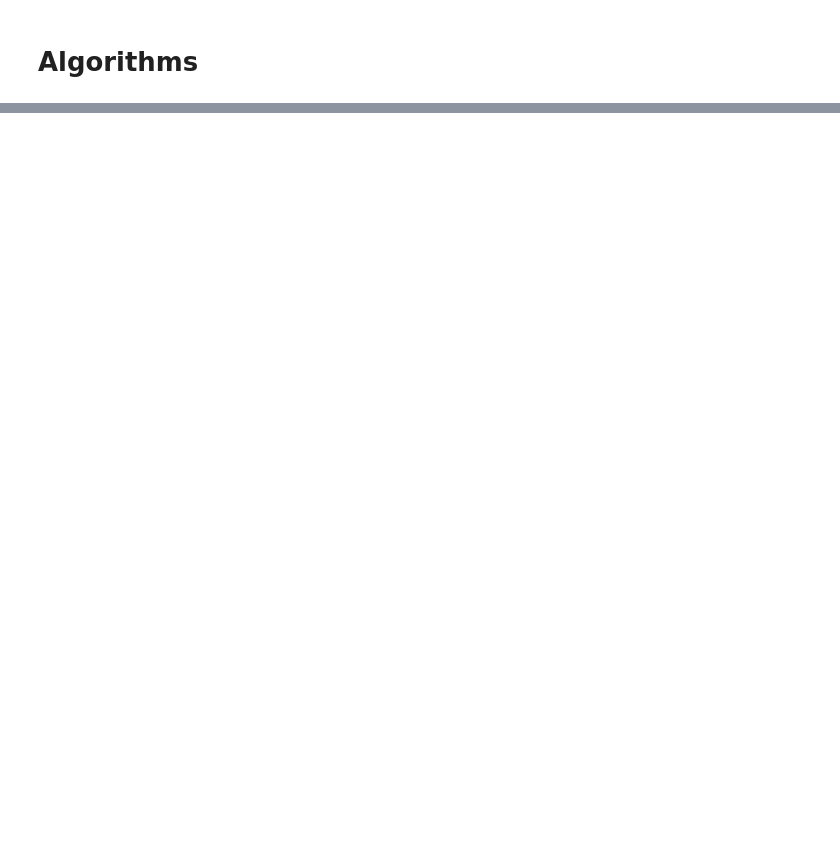
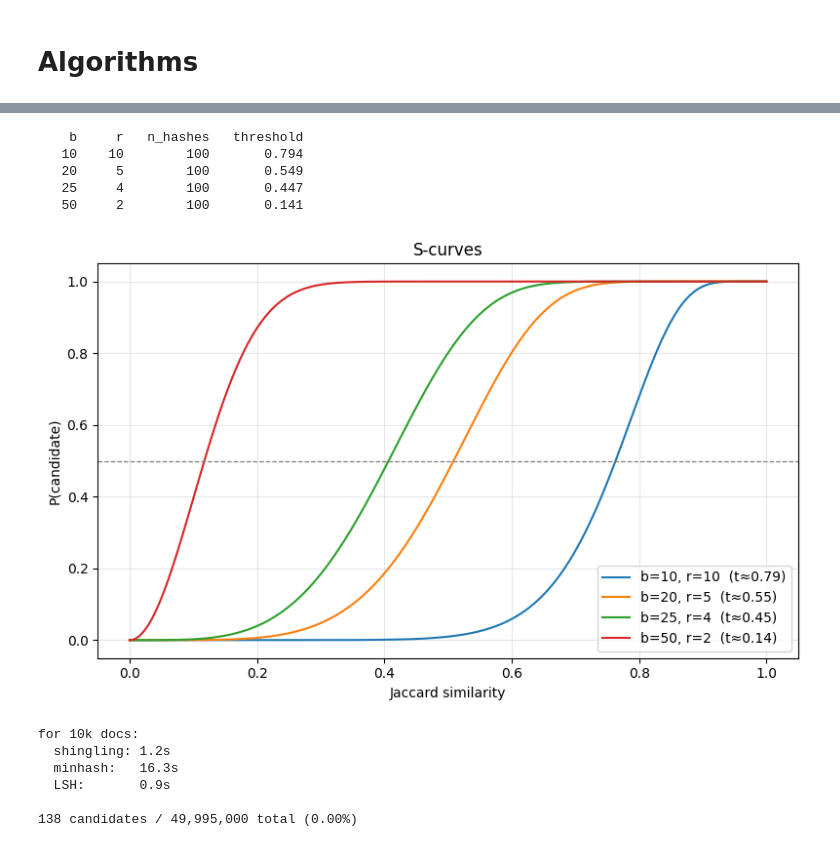
Before and after one commit to nikitaolefir/AMD_SimilarItems, a Jupyter notebook: main.ipynb, the cells around one changed output, grey strips where cells are left out. Cells and saved outputs as stored; diff of their text form; code cells hidden in the pictures; blank space fills up the shorter version.

```diff
--- a/main.ipynb
+++ b/main.ipynb
@@ -106,13 +117,12 @@ plt.show()
 # %%
-pairs = []
-for i in range(n):
-    for j in range(i+1, n):
-        pairs.append((i, j, sim_matrix[i,j]))
-pairs.sort(key=lambda x: x[2], reverse=True)
+pairs = sorted(
+    [(i, j, sim[i, j]) for i in range(n) for j in range(i+1, n)],
+    key=lambda x: x[2], reverse=True
+)
 
-print('Top 10 most similar pairs:')
 for rank, (i, j, s) in enumerate(pairs[:10], 1):
-    print(f'\n{rank}. sim={s:.4f}')
-    print(f'   [{df_small.iloc[i]["categories"]}] {df_small.iloc[i]["title"][:80]}')
-    print(f'   [{df_small.iloc[j]["categories"]}] {df_small.iloc[j]["title"][:80]}')
+    print(f'{rank:2}. sim={s:.3f}')
+    print(f'    [{small.iloc[i]["categories"]}] {small.iloc[i]["title"][:70]}')
+    print(f'    [{small.iloc[j]["categories"]}] {small.iloc[j]["title"][:70]}')
+    print()
 # %% [output]
@@ -331,0 +329,35 @@ n_hashes=200   MAE: 0.0105
+# %%
+def s_curve(s, b, r):
+    return 1 - (1 - s**r)**b
+
+def lsh_threshold(b, r):
+    return (1/b) ** (1/r)
+
+
+configs = [(10, 10), (20, 5), (25, 4), (50, 2)]
+print(f'{"b":>5} {"r":>5}  {"n_hashes":>9}  {"threshold":>10}')
+for b, r in configs:
+    print(f'{b:>5} {r:>5}  {b*r:>9}  {lsh_threshold(b,r):>10.3f}')
+# %% [output]
+    b     r   n_hashes   threshold
+   10    10        100       0.794
+   20     5        100       0.549
+   25     4        100       0.447
+   50     2        100       0.141
+# %%
+fig, ax = plt.subplots(figsize=(8, 5))
+x = np.linspace(0, 1, 300)
+
+for b, r in configs:
+    ax.plot(x, s_curve(x, b, r), label=f'b={b}, r={r}  (t≈{lsh_threshold(b,r):.2f})')
+
+ax.axhline(0.5, color='gray', linestyle='--', linewidth=0.9)
+ax.set_xlabel('Jaccard similarity')
+ax.set_ylabel('P(candidate)')
+ax.set_title('S-curves')
+ax.legend()
+ax.grid(True, alpha=0.3)
+plt.tight_layout()
+plt.show()
+# %% [output]
+[figure, added]
@@ -331,0 +382,26 @@ n_hashes=200   MAE: 0.0105
+# %%
+print('for 10k docs:')
+
+t0 = time.time()
+shingles_med = [shingle_hashed(doc, K) for doc in med['abstract']]
+print(f'  shingling: {time.time()-t0:.1f}s')
+
+t0 = time.time()
+sig_med = minhash(shingles_med, n_hashes=100)
+print(f'  minhash:   {time.time()-t0:.1f}s')
+
+B, R = 25, 4
+t0 = time.time()
+cands = lsh_candidates(sig_med, B, R)
+print(f'  LSH:       {time.time()-t0:.1f}s')
+
+n_med = len(shingles_med)
+total = n_med * (n_med - 1) // 2
+print(f'\n{len(cands):,} candidates / {total:,} total ({len(cands)/total*100:.2f}%)')
+# %% [output]
+for 10k docs:
+  shingling: 1.2s
+  minhash:   16.3s
+  LSH:       0.9s
+
+138 candidates / 49,995,000 total (0.00%)
```
Also changed, not shown: parts of 39 cells of this notebook, 1 other file.
